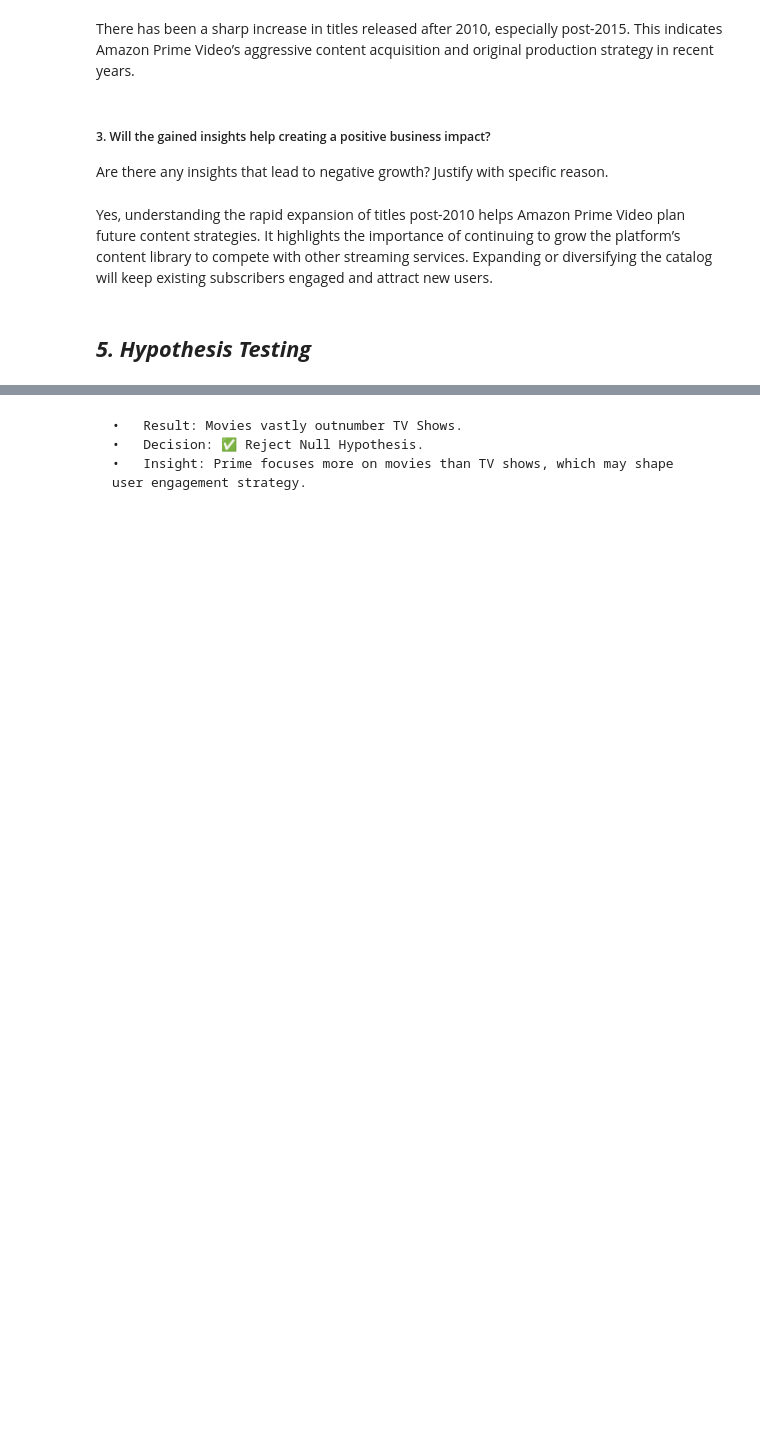
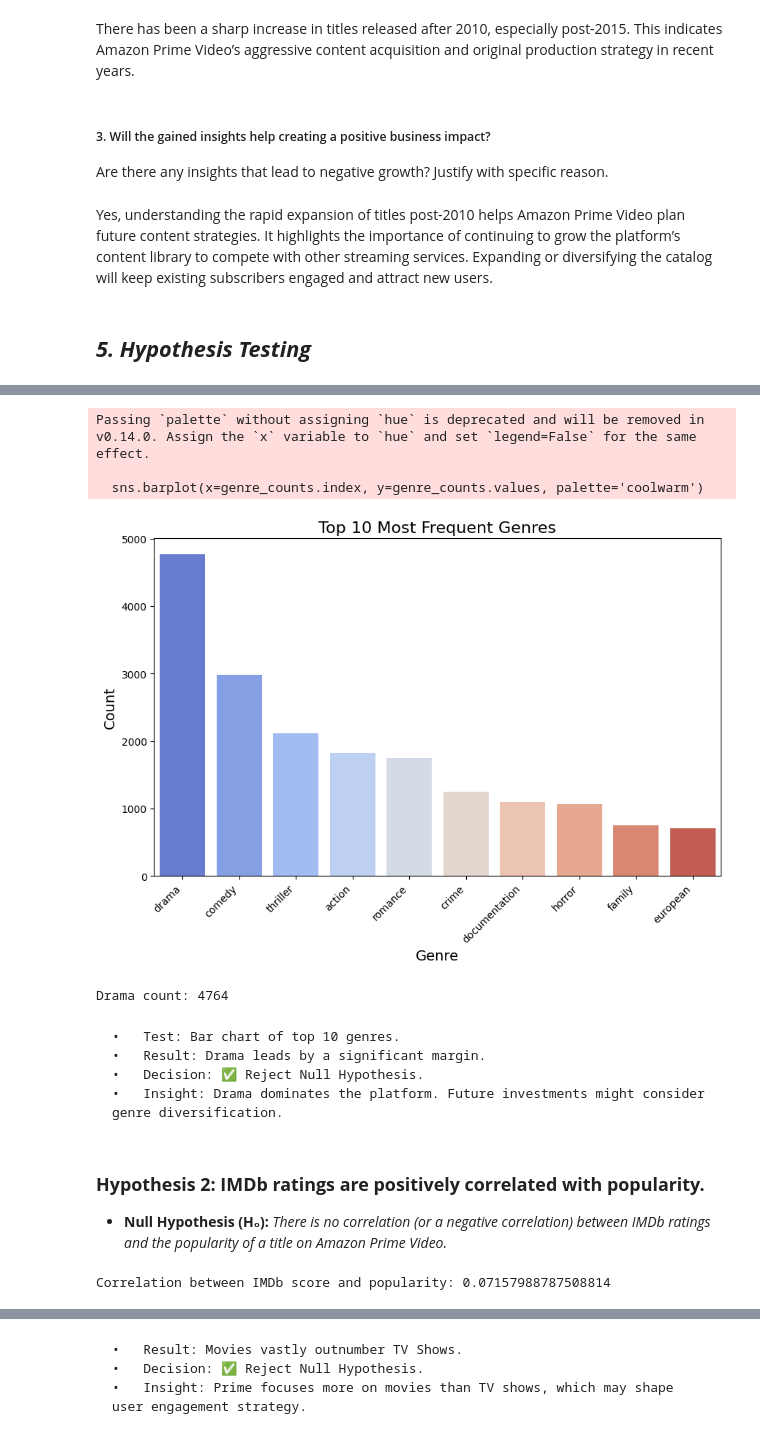
Before and after one commit to Shyam2143/EDA_Prime, a Jupyter notebook: Exploratory_Data_Analysis_of_the_Amazon_Prime_Video_Content_Library.ipynb, the cells around one changed output, grey strips where cells are left out. Cells and saved outputs as stored; diff of their text form; code cells hidden in the pictures; blank space fills up the shorter version.

```diff
--- a/Exploratory_Data_Analysis_of_the_Amazon_Prime_Video_Content_Library.ipynb
+++ b/Exploratory_Data_Analysis_of_the_Amazon_Prime_Video_Content_Library.ipynb
@@ -655,4 +698,47 @@ Yes, understanding the rapid expansion of titles post-2010 helps Amazon Prime Vi
+# %%
+# Check if Drama is the most common genre
+# Convert genre strings to actual lists and then "explode" them to handle multiple genres per title
+genre_list = titles_df['genres'].apply(lambda x: ast.literal_eval(x)).explode()
+
+# Count the top 10 most frequent genres
+genre_counts = genre_list.value_counts().head(10)
+
+# Create a bar plot for the top 10 most frequent genres
+plt.figure(figsize=(10, 6))  # Set plot size
+sns.barplot(x=genre_counts.index, y=genre_counts.values, palette='coolwarm')
+
+# Add plot title and labels
+plt.title('Top 10 Most Frequent Genres', fontsize=16)
+plt.xlabel('Genre', fontsize=14)
+plt.ylabel('Count', fontsize=14)
+
+# Rotate the x-axis labels for better readability
+plt.xticks(rotation=45, ha="right")
+
+# Display the plot
+plt.show()
+# %% [output]
+Passing `palette` without assigning `hue` is deprecated and will be removed in v0.14.0. Assign the `x` variable to `hue` and set `legend=False` for the same effect.
+
+  sns.barplot(x=genre_counts.index, y=genre_counts.values, palette='coolwarm')
+[figure, added]
 # %%
 # Check if Drama is the most common genre
 drama_count = genre_list[genre_list == 'drama'].count()
 print(f"Drama count: {drama_count}")
+# %% [output]
+Drama count: 4764
+# %% [markdown]
+	•	Test: Bar chart of top 10 genres.
+	•	Result: Drama leads by a significant margin.
+	•	Decision: ✅ Reject Null Hypothesis.
+	•	Insight: Drama dominates the platform. Future investments might consider genre diversification.
+# %% [markdown]
+### **Hypothesis 2:** **IMDb ratings are positively correlated with popularity.**
+* **Null Hypothesis (H₀):** *There is no correlation (or a negative correlation) between IMDb ratings and the popularity of a title on Amazon Prime Video.*
+# %%
+# Check correlation between IMDb score and popularity (tmdb_popularity)
+correlation = titles_df['imdb_score'].corr(titles_df['tmdb_popularity'])
+print(f"Correlation between IMDb score and popularity: {correlation}")
+# %% [output]
+Correlation between IMDb score and popularity: 0.07157988787508814
```
Also changed, not shown: parts of 32 cells of this notebook.
